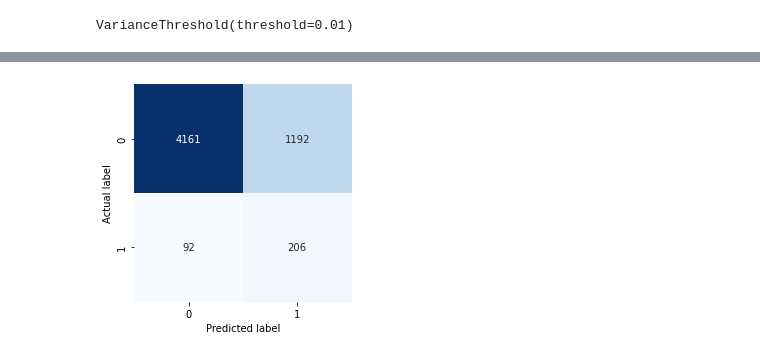
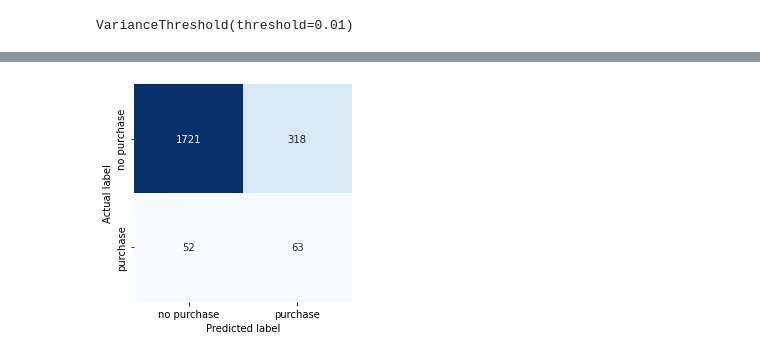
Before and after one commit to toriwang24/M148, a Jupyter notebook: feature_selection.ipynb, the cells around one changed output, grey strips where cells are left out. Cells and saved outputs as stored; diff of their text form; code cells hidden in the pictures.

```diff
--- a/feature_selection.ipynb
+++ b/feature_selection.ipynb
@@ -322,20 +378,31 @@ clf = RandomForestClassifier(class_weight='balanced')
 # %%
-#Create test and train sets
+#Create test and train sets 95/5 split
 
 X_train, X_test, y_train, y_test = train_test_split(df_third_subset.iloc[:,:],
                                                     df_third_subset['target'],
-                                                    test_size=0.10)
+                                                    test_size=0.05,
+                                                    random_state = 23)
 # %%
 #undersample train set
+
+#get all of the purchase visits
 
 X_train_1 = X_train[X_train['target'] == "1"]
 
 y_train_1 = X_train_1['target']
 
-X_train_2 = X_train[X_train['target'] == "0"].sample(n=len(X_train_1))
+#randomly sample non-purchase visits
+
+X_train_2 = X_train[X_train['target'] == "0"].sample(n= len(X_train_1)*2, random_state = 23)
 
 y_train_2 = X_train_2['target']
+
+#remove target from X and concatenate the purchase and non-purchase observations
 
 X_train = (pd.concat([X_train_1, X_train_2])).iloc[:,1:]
 
 y_train = pd.concat([y_train_1, y_train_2])
+
+#remove target from test set
+
+X_test = X_test.iloc[:,1:]
@@ -366,5 +431,5 @@ numerical_columns = X_train_numerical.columns.to_list()
 # %%
-#Transform categorical varaibles to target encoded
+#encode categorical varaibles with leave one out encoder
 
 #first format target variable
 
@@ -372,9 +437,9 @@ ord_enc = OrdinalEncoder()
 
 y_train_transformed = ord_enc.fit_transform(y_train.to_numpy().reshape(-1,1))
 
-#then fit target encoder
+#then fit leave one out encoder
 
-targ_enc = TargetEncoder(handle_unknown = 'value')
+targ_enc = LeaveOneOutEncoder()
 
 targ_enc.fit(X_train_categorical, y_train_transformed)
 
@@ -398,11 +465,11 @@ X_test_numerical_transformed = scaler.transform(X_test_numerical)
 # %%
 #fill NAs for numerical
 
-X_train_numerical_transformed = pd.DataFrame(X_train_numerical_transformed, columns = numerical_columns)
+X_train_numerical_transformed = pd.DataFrame(X_train_numerical_transformed, columns = X_train_numerical.columns.to_list())
 
 X_train_numerical_transformed = X_train_numerical_transformed.fillna(-999)
 
-X_test_numerical_transformed = pd.DataFrame(X_test_numerical_transformed)
+X_test_numerical_transformed = pd.DataFrame(X_test_numerical_transformed, columns = X_train_numerical.columns.to_list())
 
 X_test_numerical_transformed = X_test_numerical_transformed.fillna(-999)
 # %%
@@ -458,15 +503,19 @@ y_predicted = clf.predict(X_test_total_transformed)
 # %%
-labels = ['0', '1']
+#confusion matrix for test set
+
+y_predicted = clf.predict(X_test_total_transformed)
+
+labels = ['no purchase', 'purchase']
 
 sns.heatmap(confusion_matrix(y_test_transformed, y_predicted),
             square=True, annot=True, fmt='d', cbar=False, cmap='Blues',
             xticklabels=labels, yticklabels=labels)
 
 plt.xlabel('Predicted label')
 plt.ylabel('Actual label')
 plt.show()
 # %% [output]
-[figure, old version]
+[figure, new version]
 # %%
 #print out the features and importances
 
```
Also changed, not shown: parts of 57 cells of this notebook.
